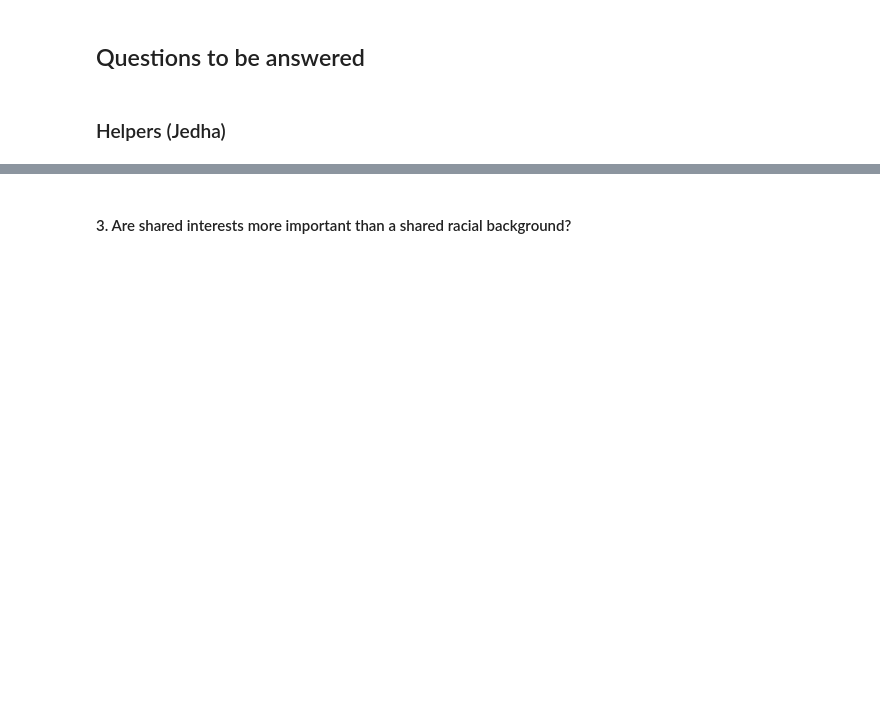
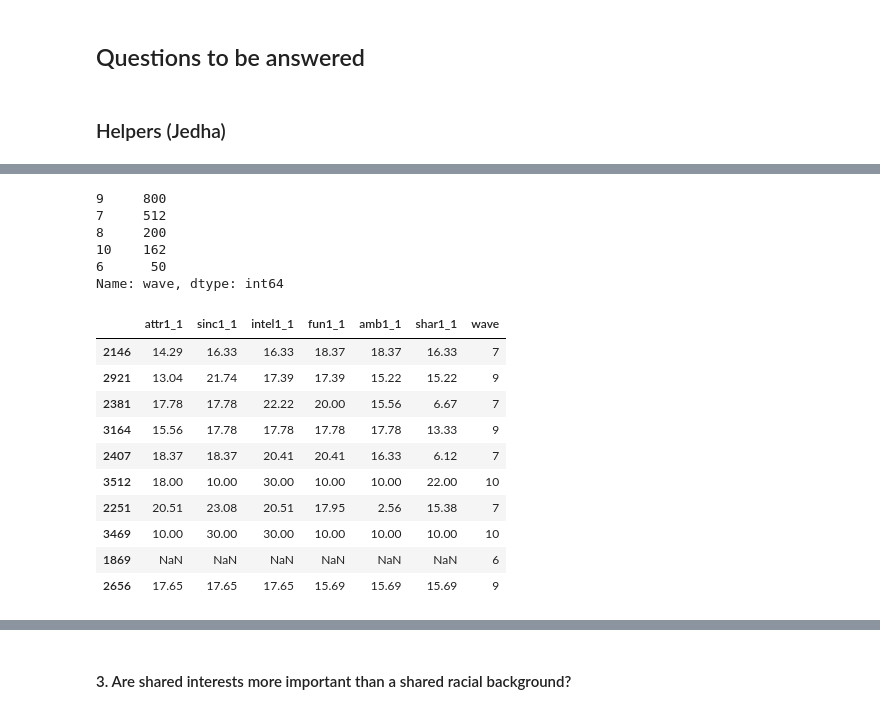
Before and after one commit to davidegc1/EDA_SpeedDating, a Jupyter notebook: Speed_dating.ipynb, the cells around one changed output, grey strips where cells are left out. Cells and saved outputs as stored; diff of their text form; code cells hidden in the pictures; blank space fills up the shorter version.

```diff
--- a/Speed_dating.ipynb
+++ b/Speed_dating.ipynb
@@ -606,0 +694,29 @@ Name: proportion, dtype: float64
+# %%
+# select waves 6 to 10 with a mask
+look_for_waves_six_to_ten = look_for[(look_for["wave"]==6) | (look_for["wave"]==7) |\
+ (look_for["wave"]==8) | (look_for["wave"]==9) | (look_for["wave"]==10)]
+
+look_for_waves_six_to_ten["wave"].value_counts()
+# %% [output]
+9     800
+7     512
+8     200
+10    162
+6      50
+Name: wave, dtype: int64
+# %%
+# add seed to always obtain same sample
+np.random.seed(42)
+look_for_waves_six_to_ten.sample(10)
+# %% [output]
+|  | attr1_1 | sinc1_1 | intel1_1 | fun1_1 | amb1_1 | shar1_1 | wave |
+| 2146 | 14.29 | 16.33 | 16.33 | 18.37 | 18.37 | 16.33 | 7 |
+| 2921 | 13.04 | 21.74 | 17.39 | 17.39 | 15.22 | 15.22 | 9 |
+| 2381 | 17.78 | 17.78 | 22.22 | 20.00 | 15.56 | 6.67 | 7 |
+| 3164 | 15.56 | 17.78 | 17.78 | 17.78 | 17.78 | 13.33 | 9 |
+| 2407 | 18.37 | 18.37 | 20.41 | 20.41 | 16.33 | 6.12 | 7 |
+| 3512 | 18.00 | 10.00 | 30.00 | 10.00 | 10.00 | 22.00 | 10 |
+| 2251 | 20.51 | 23.08 | 20.51 | 17.95 | 2.56 | 15.38 | 7 |
+| 3469 | 10.00 | 30.00 | 30.00 | 10.00 | 10.00 | 10.00 | 10 |
+| 1869 | NaN | NaN | NaN | NaN | NaN | NaN | 6 |
+| 2656 | 17.65 | 17.65 | 17.65 | 15.69 | 15.69 | 15.69 | 9 |
```
Also changed, not shown: parts of 167 cells of this notebook, 3 other files.
